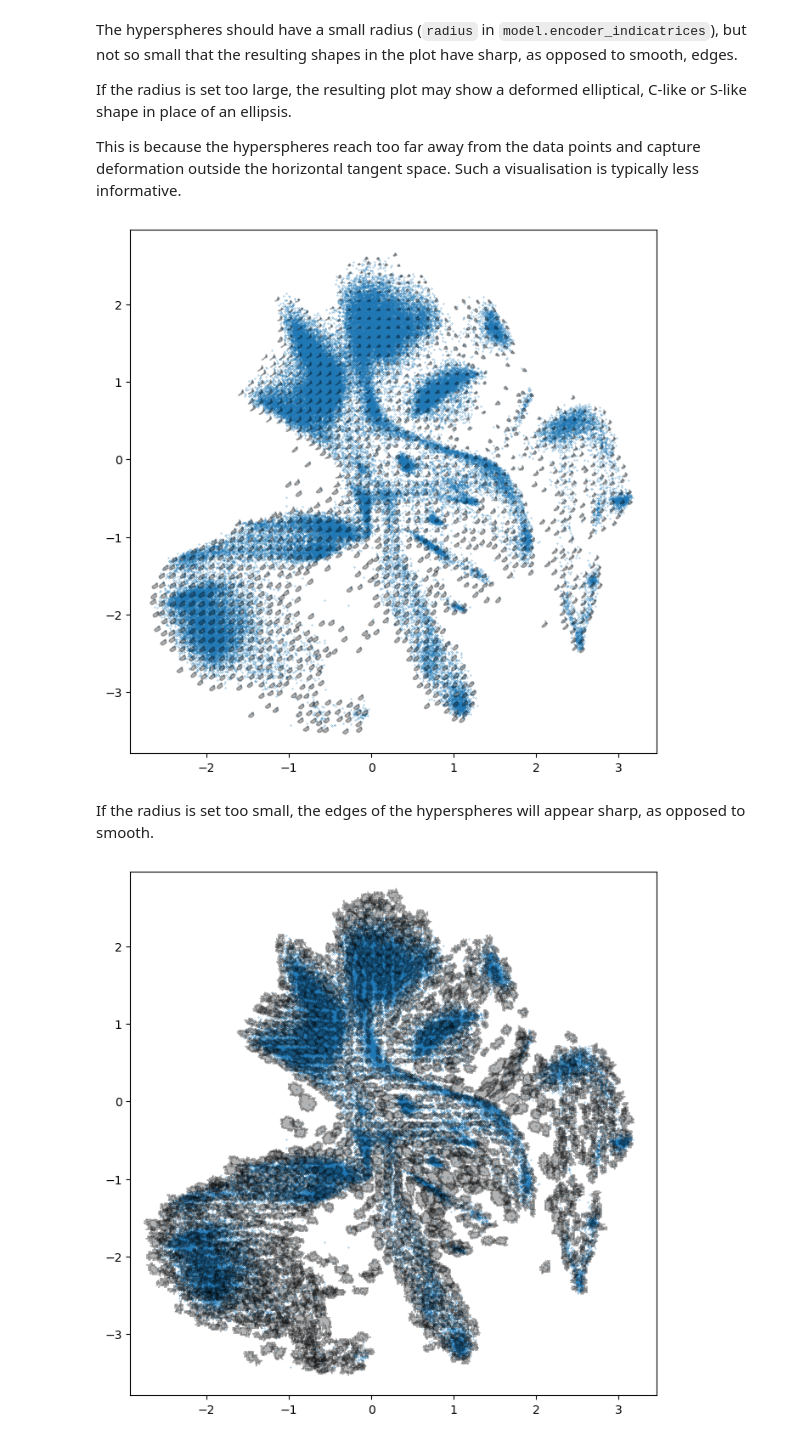
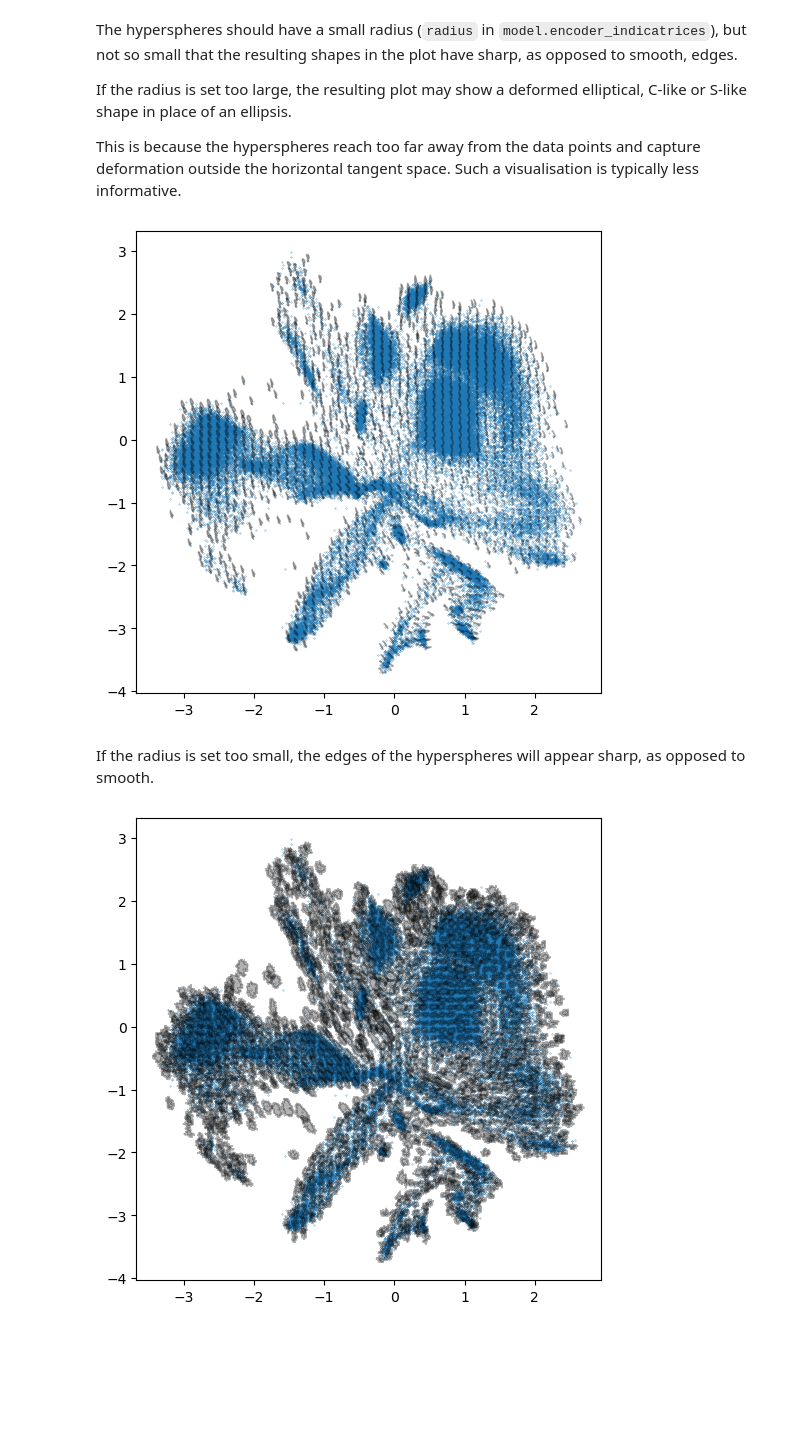
Before and after one commit to saeyslab/ViVAE, a Jupyter notebook: example_cytometry.ipynb, the cells around one changed output. Saved outputs shown, nothing was run; the diff lists cells and outputs as text; code cells hidden in the pictures; blank space fills up the shorter version.

```diff
--- a/example_cytometry.ipynb
+++ b/example_cytometry.ipynb
@@ -103,0 +60,8 @@ Secondly, their shape can change (from sphere to ellipsis), which indicates the
+# %%
+ff       = fs.io.read_FCS(f'./cytometry_data/Samusik.fcs')
+col_idcs = np.arange(8, 47) # column indices of markers of interest
+ff       = ff[:,col_idcs]
+cofactor = 5.
+for channel in range(ff.shape[1]):
+    ff[:,channel].X = np.arcsinh(ff[:,channel].X/cofactor)
+exprs   = np.asarray(ff.X) # extracted expression data
@@ -103,0 +75,3 @@ Secondly, their shape can change (from sphere to ellipsis), which indicates the
+# %%
+knn     = ViVAE.make_knn(x=exprs, fname=f'./cytometry_data/Samusik_knn.npy') # if k-NNG already exists, it is loaded
+exprs_d = ViVAE.smooth(exprs, knn, k=100, coef=1., n_iter=1)
@@ -117,17 +189,17 @@ Such a visualisation is typically less informative.
 # %%
 ei_large = model.encoder_indicatrices(X=exprs_d, radius=1e2, n_steps=50, n_polygon=200)
 # %%
-ViVAE.plot_indicatrices(indicatrices=ei_large, scale_factor=3e-3, figsize=(8,8))
+ViVAE.plot_indicatrices(indicatrices=ei_large, scale_factor=3e-3, figsize=(6,6))
 # %% [output]
-[figure, old version]
+[figure, new version]
 # %% [markdown]
 If the radius is set too small, the edges of the hyperspheres will appear sharp, as opposed to smooth.
 # %%
 ei_small = model.encoder_indicatrices(X=exprs_d, radius=1e-6, n_steps=50, n_polygon=200)
 # %%
-ViVAE.plot_indicatrices(indicatrices=ei_small, scale_factor=1e5, figsize=(8,8))
+ViVAE.plot_indicatrices(indicatrices=ei_small, scale_factor=1e5, figsize=(6,6))
 # %% [output]
-[figure, old version]
+[figure, new version]
 # %% [markdown]
 Note that the `scale_factor` in `plot_indicatrices` needs to be adapted for a good plot (*ie.* indicatrices should be plotted large enough to be informative, but small enough to not have too much overlap).
 
```
Also changed, not shown: parts of 52 cells of this notebook, 2 other files.
